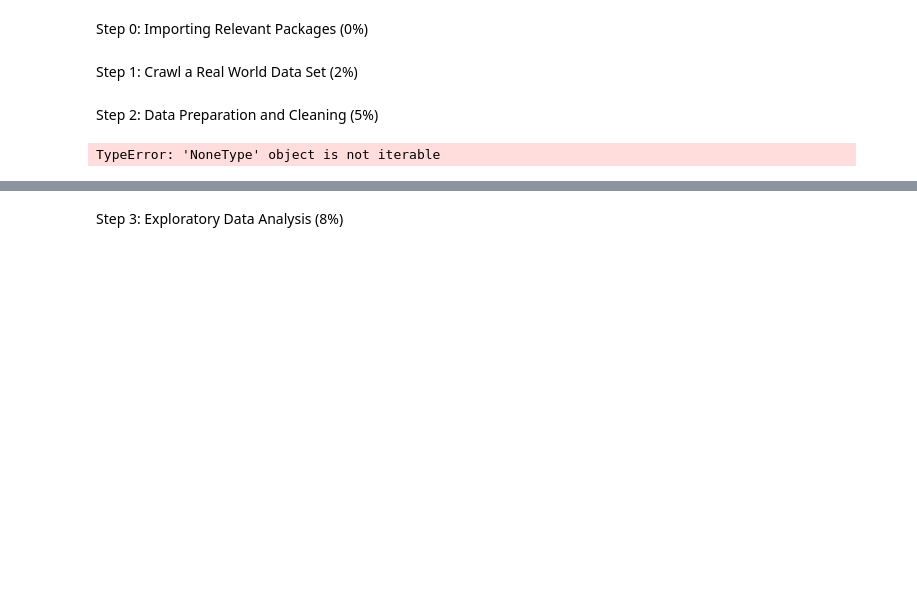
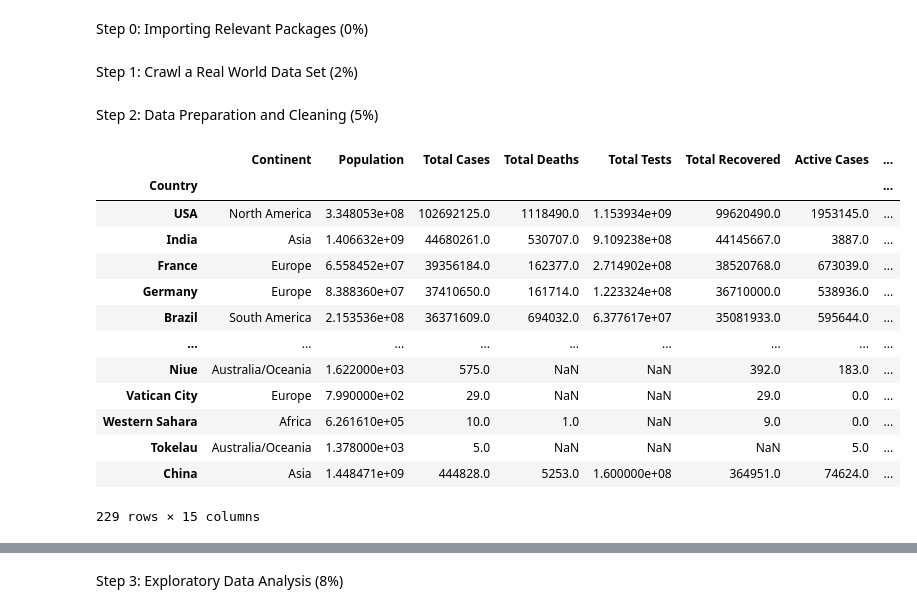
Before and after one commit to MJ-Peters/SDPA-Coursework, a Jupyter notebook: Data Analysis.ipynb, the cells around one changed output, grey strips where cells are left out. Saved outputs shown, nothing was run; the diff lists cells and outputs as text; code cells hidden in the pictures; blank space fills up the shorter version.

```diff
--- a/Data Analysis.ipynb
+++ b/Data Analysis.ipynb
@@ -95,9 +95,11 @@ df.drop(index="Antarctica", axis=0, inplace=True)
 
 # Handling missing values
 df = df.replace(r"^\s*$", np.nan, regex=True)
+df
 
 # Remove commas from all columns and convert all columns to floats while avoiding non-numeric data
-df = df.replace(",", "", regex=True, inplace=True)  # Removing commas from entire dataframe, regex=True automates searching and replacing
+df = df.replace(",", "", regex=True)  # Removing commas from entire dataframe, regex=True automates searching and replacing
+df
 for column in df:  # Iterate through all columns in the dataframe
     try:  # Try the following experssion:
         df[column] = df[column].astype(float)  # Convert the column to floats
@@ -105,35 +107,48 @@ for column in df:  # Iterate through all columns in the dataframe
         pass  # Skip the conversion if the column contains non-numeric data
 
 # Dropping columns with the format "New..." as "New" is ambiguous and not described on the website, they also contain a lot of NaN.
 for column in df:
     if "New" in column:
         df.drop(columns=column, inplace=True)
 
 # Calculating the total tests taken in each continent
 global_total_tests = 0  # Defining the global total as 0
 for continent in new_continent_list[:-1]:  # Iterating through continents, except antarctica
     continent_total_tests = 0  # Defining the continent total as 0
     test_list = df.loc[(df["Continent"] == continent) & (df.index != continent), "Total Tests"].tolist()  # Adding all test numbers to a list
     clean_test_list = [x for x in test_list if (math.isnan(x) == False)]  # Removing nan values from the list
     continent_total_tests = sum(clean_test_list)  # Summing all the values in the list
     global_total_tests += continent_total_tests  # Adding the continent total to the global total
     df.at[continent, "Total Tests"] = continent_total_tests  # Reassigning the continent total tests value to new calculated value
 df.at["World", "Total Tests"] = global_total_tests  # Reassign global test total after for loop has completed
-
+df
 # Recalculating X/1M based on the live data from other columns where x = Total Cases, Total Deaths, Total Tests, Active Cases
 for column in df:  # Iterate through columns in the DF
     if "1M People" in column:  # Checking if the column is a target for recalculation
         reduced_column = column.replace(" / 1M People", "")  # Formulating the column from which x/1M column will be calculated
         df[column] = (df[reduced_column] / df["Population"]) * 1000000  # Recalculating column
 
 # Recalculating how many people there where per one case/death/test
 df["One Case / n People"] = df["Population"] / df["Total Cases"]
 df["One Death / n People"] = df["Population"] / df["Total Deaths"]
 df["One Test / n People"] = df["Population"] / df["Total Tests"]
 
 df.loc["USA":]
 # %% [output]
+|  | Continent | Population | Total Cases | Total Deaths | Total Tests | Total Recovered | Active Cases | ... |
+| Country |  |  |  |  |  |  |  | ... |
+| USA | North America | 3.348053e+08 | 102692125.0 | 1118490.0 | 1.153934e+09 | 99620490.0 | 1953145.0 | ... |
+| India | Asia | 1.406632e+09 | 44680261.0 | 530707.0 | 9.109238e+08 | 44145667.0 | 3887.0 | ... |
+| France | Europe | 6.558452e+07 | 39356184.0 | 162377.0 | 2.714902e+08 | 38520768.0 | 673039.0 | ... |
+| Germany | Europe | 8.388360e+07 | 37410650.0 | 161714.0 | 1.223324e+08 | 36710000.0 | 538936.0 | ... |
+| Brazil | South America | 2.153536e+08 | 36371609.0 | 694032.0 | 6.377617e+07 | 35081933.0 | 595644.0 | ... |
+| ... | ... | ... | ... | ... | ... | ... | ... | ... |
+| Niue | Australia/Oceania | 1.622000e+03 | 575.0 | NaN | NaN | 392.0 | 183.0 | ... |
+| Vatican City | Europe | 7.990000e+02 | 29.0 | NaN | NaN | 29.0 | 0.0 | ... |
+| Western Sahara | Africa | 6.261610e+05 | 10.0 | 1.0 | NaN | 9.0 | 0.0 | ... |
+| Tokelau | Australia/Oceania | 1.378000e+03 | 5.0 | NaN | NaN | NaN | 5.0 | ... |
+| China | Asia | 1.448471e+09 | 444828.0 | 5253.0 | 1.600000e+08 | 364951.0 | 74624.0 | ... |
-TypeError: 'NoneType' object is not iterable
+229 rows × 15 columns
 # %%
 # Adding Wikipedia GDP Data to DF
 wiki_url = "https://en.wikipedia.org/wiki/List_of_countries_by_GDP_(nominal)"  # Web address of data
```
Also changed, not shown: parts of 2 cells of this notebook.
